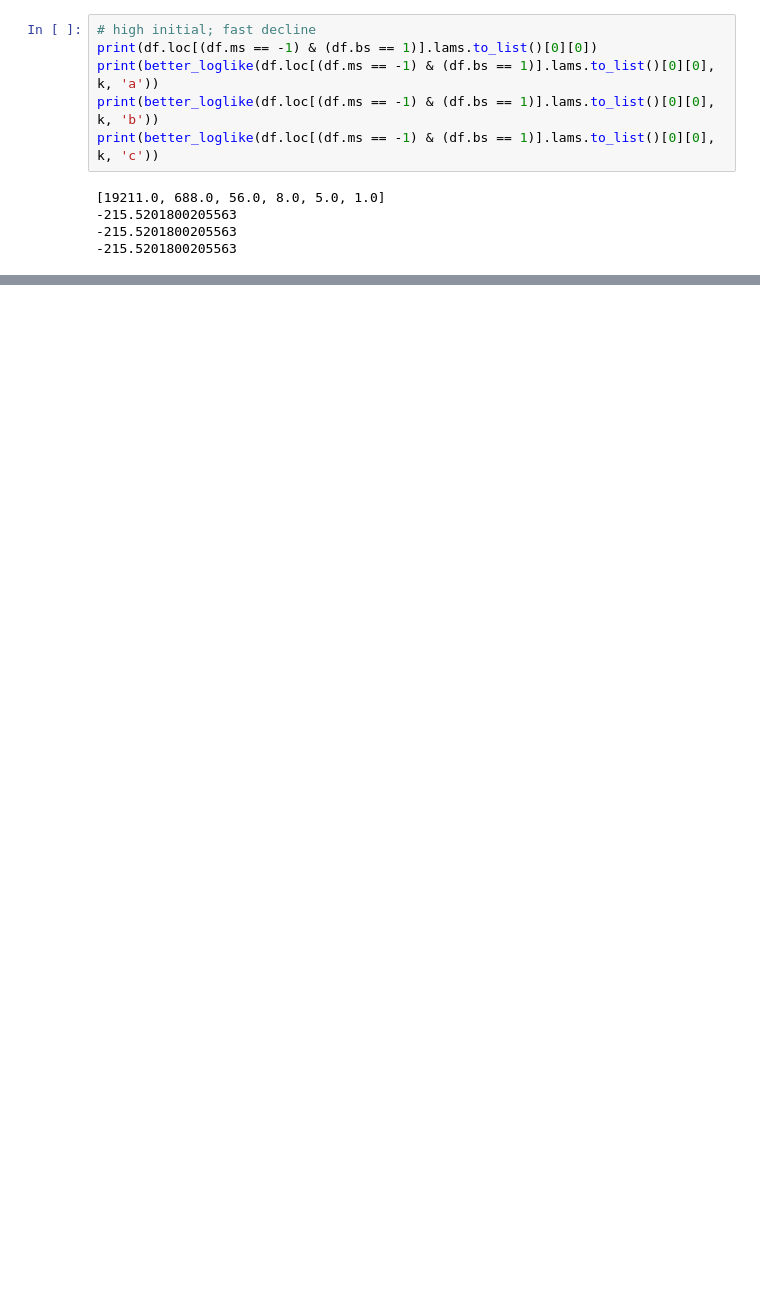
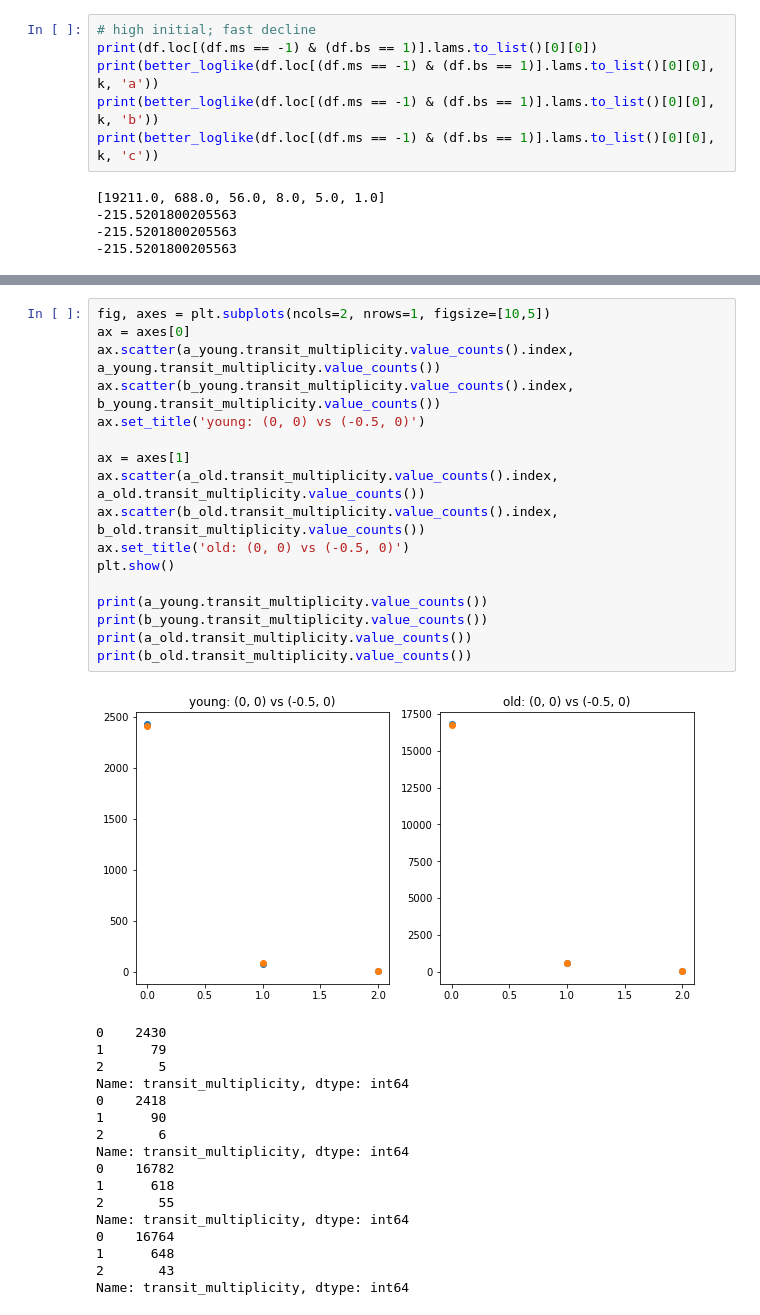
Before and after one commit to exoclam/sculpting, a Jupyter notebook: hipergator/troubleshoot-logLs.ipynb, the cells around one changed output, grey strips where cells are left out. Drawn from its saved outputs; the diff is of its cells as text; blank space fills up the shorter version.

```diff
--- a/hipergator/troubleshoot-logLs.ipynb
+++ b/hipergator/troubleshoot-logLs.ipynb
@@ -278,0 +218,35 @@ plt.show()
+# %%
+fig, axes = plt.subplots(ncols=2, nrows=1, figsize=[10,5])
+ax = axes[0]
+ax.scatter(a_young.transit_multiplicity.value_counts().index, a_young.transit_multiplicity.value_counts())
+ax.scatter(b_young.transit_multiplicity.value_counts().index, b_young.transit_multiplicity.value_counts())
+ax.set_title('young: (0, 0) vs (-0.5, 0)')
+
+ax = axes[1]
+ax.scatter(a_old.transit_multiplicity.value_counts().index, a_old.transit_multiplicity.value_counts())
+ax.scatter(b_old.transit_multiplicity.value_counts().index, b_old.transit_multiplicity.value_counts())
+ax.set_title('old: (0, 0) vs (-0.5, 0)')
+plt.show()
+
+print(a_young.transit_multiplicity.value_counts())
+print(b_young.transit_multiplicity.value_counts())
+print(a_old.transit_multiplicity.value_counts())
+print(b_old.transit_multiplicity.value_counts())
+# %% [output]
+[figure, added]
+0    2430
+1      79
+2       5
+Name: transit_multiplicity, dtype: int64
+0    2418
+1      90
+2       6
+Name: transit_multiplicity, dtype: int64
+0    16782
+1      618
+2       55
+Name: transit_multiplicity, dtype: int64
+0    16764
+1      648
+2       43
+Name: transit_multiplicity, dtype: int64
```
Also changed, not shown: parts of 18 cells of this notebook.
